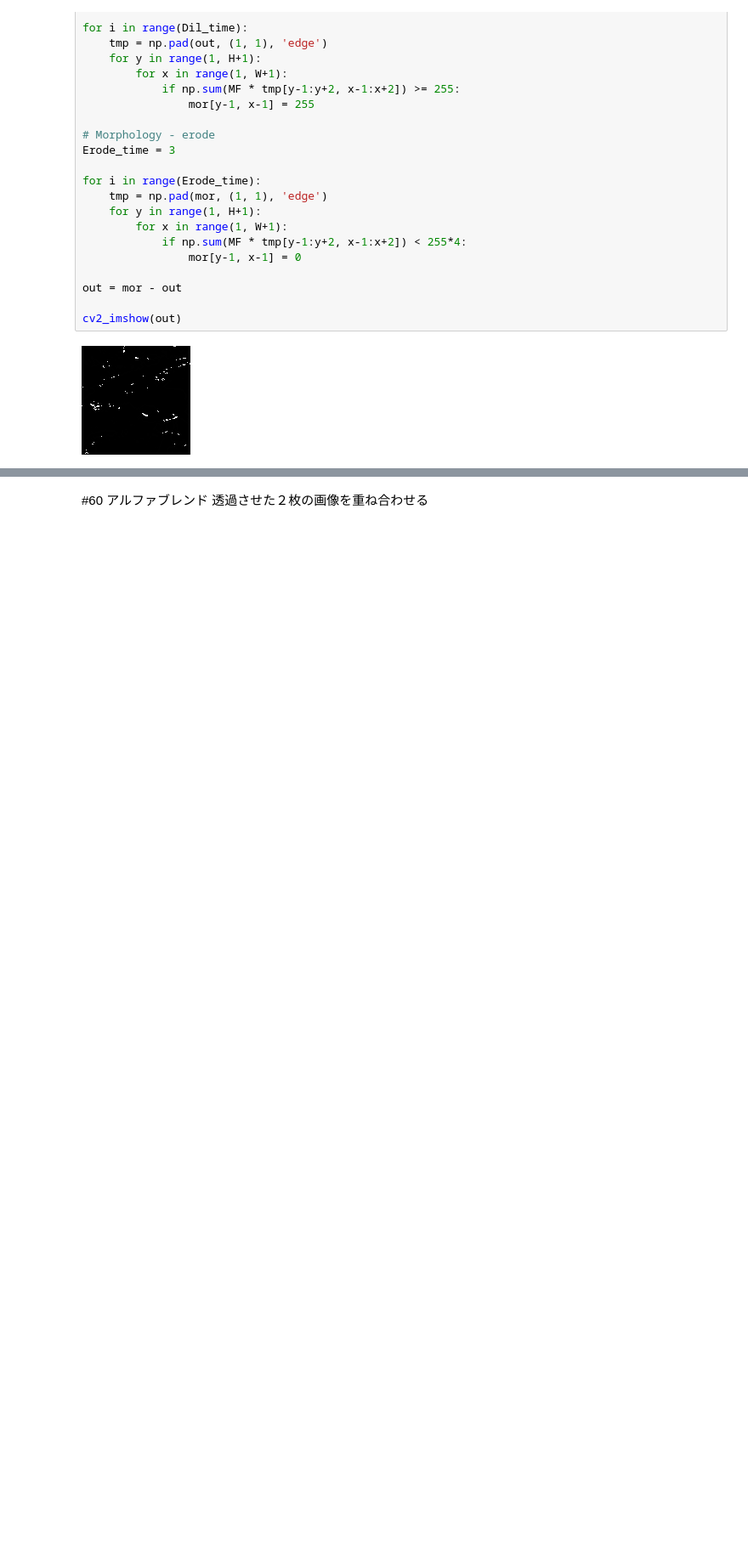
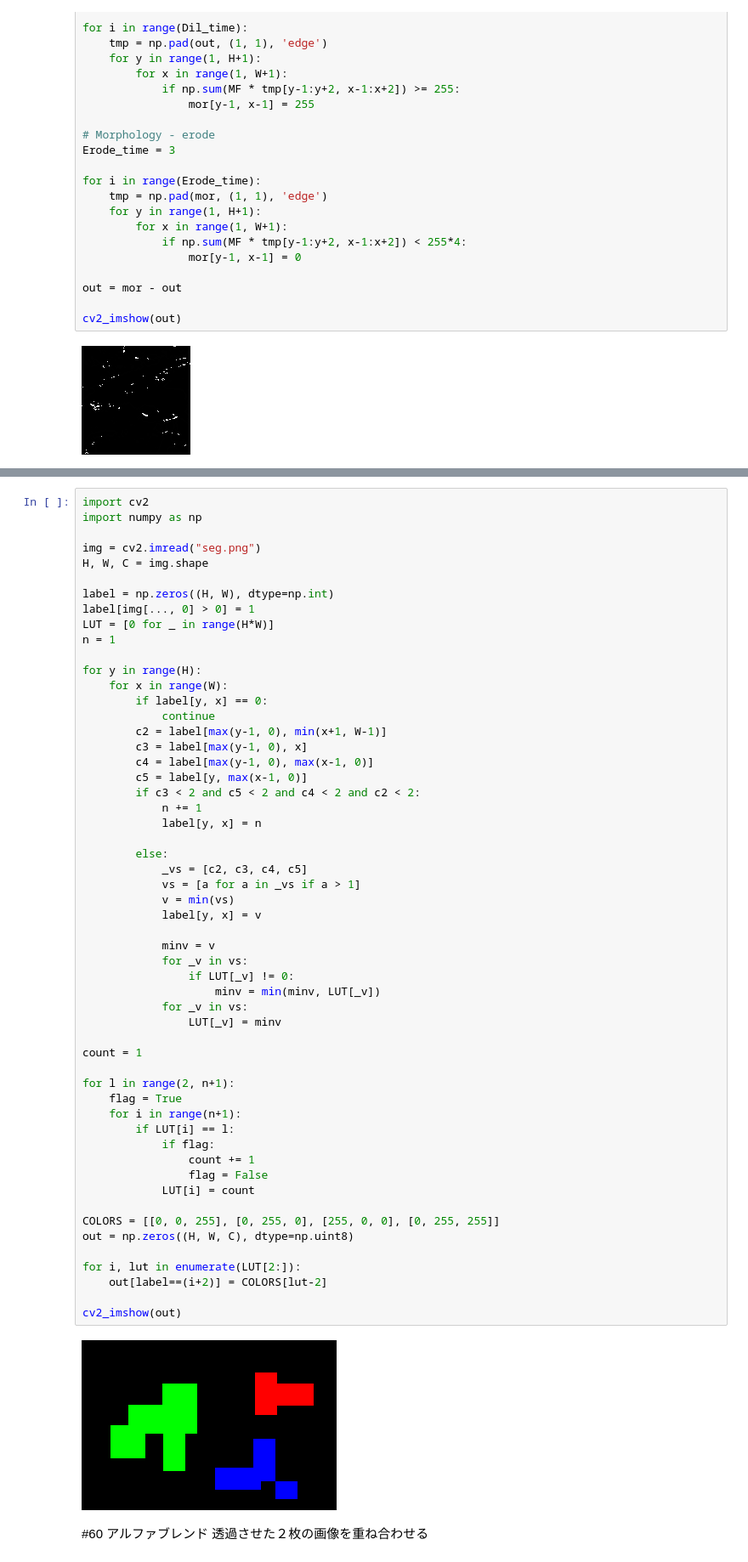
Before and after one commit to katoyu/image-processing-100training, a Jupyter notebook: 画像処理100本ノック51_60.ipynb, the cells around one changed output, grey strips where cells are left out. Shown at 85% size. Drawn from its saved outputs; the diff is of its cells as text; blank space fills up the shorter version.

```diff
--- a/画像処理100本ノック51_60.ipynb
+++ b/画像処理100本ノック51_60.ipynb
@@ -366,3 +515,60 @@ out = out.astype(np.uint8)
+# %%
+import cv2
+import numpy as np
+
+img = cv2.imread("seg.png")
+H, W, C = img.shape
+
+label = np.zeros((H, W), dtype=np.int)
+label[img[..., 0] > 0] = 1
+LUT = [0 for _ in range(H*W)]
+n = 1
+
+for y in range(H):
+    for x in range(W):
+        if label[y, x] == 0:
+            continue
+        c2 = label[max(y-1, 0), min(x+1, W-1)]
+        c3 = label[max(y-1, 0), x]
+        c4 = label[max(y-1, 0), max(x-1, 0)]
+        c5 = label[y, max(x-1, 0)]
+        if c3 < 2 and c5 < 2 and c4 < 2 and c2 < 2:
+            n += 1
+            label[y, x] = n
+
+        else:
+            _vs = [c2, c3, c4, c5]
+            vs = [a for a in _vs if a > 1]
+            v = min(vs)
+            label[y, x] = v
+
+            minv = v
+            for _v in vs:
+                if LUT[_v] != 0:
+                    minv = min(minv, LUT[_v])
+            for _v in vs:
+                LUT[_v] = minv
+
+count = 1
+
+for l in range(2, n+1):
+    flag = True
+    for i in range(n+1):
+        if LUT[i] == l:
+            if flag:
+                count += 1
+                flag = False
+            LUT[i] = count
+
+COLORS = [[0, 0, 255], [0, 255, 0], [255, 0, 0], [0, 255, 255]]
+out = np.zeros((H, W, C), dtype=np.uint8)
+
+for i, lut in enumerate(LUT[2:]):
+    out[label==(i+2)] = COLORS[lut-2]
+
+cv2_imshow(out)
+# %% [output]
+[figure, added]
 # %% [markdown]
 #60 アルファブレンド
 透過させた２枚の画像を重ね合わせる
```
Also changed, not shown: parts of 13 cells of this notebook.
